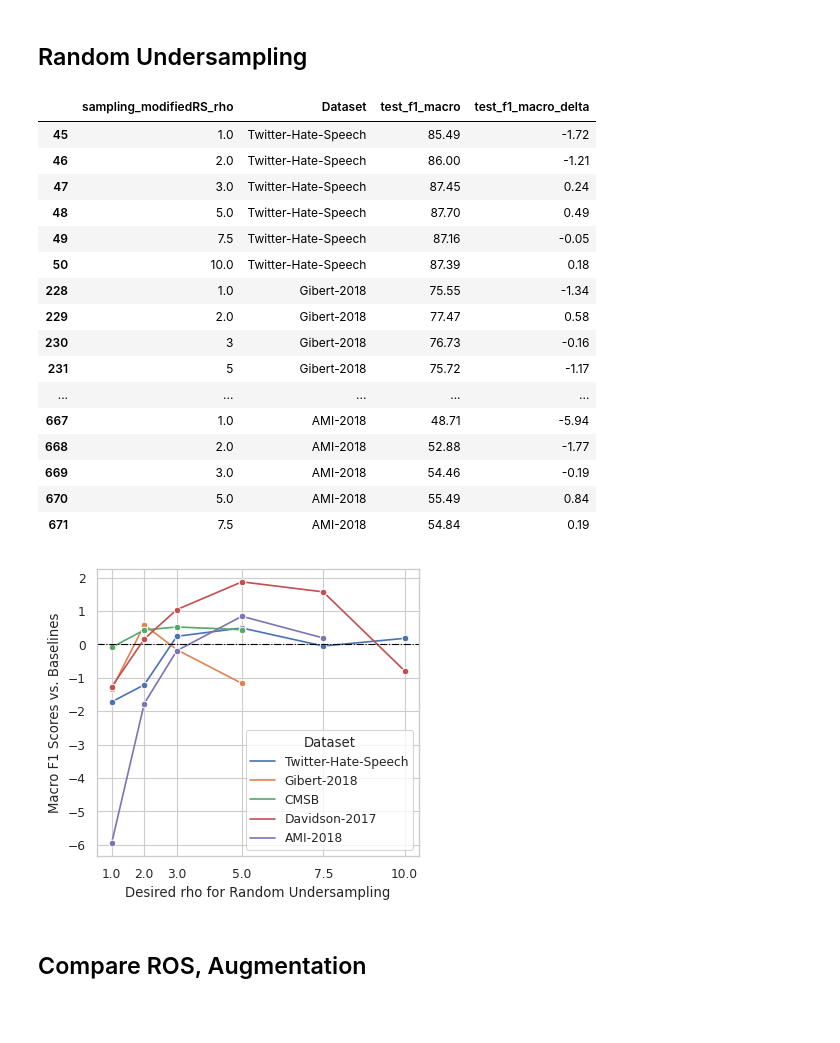
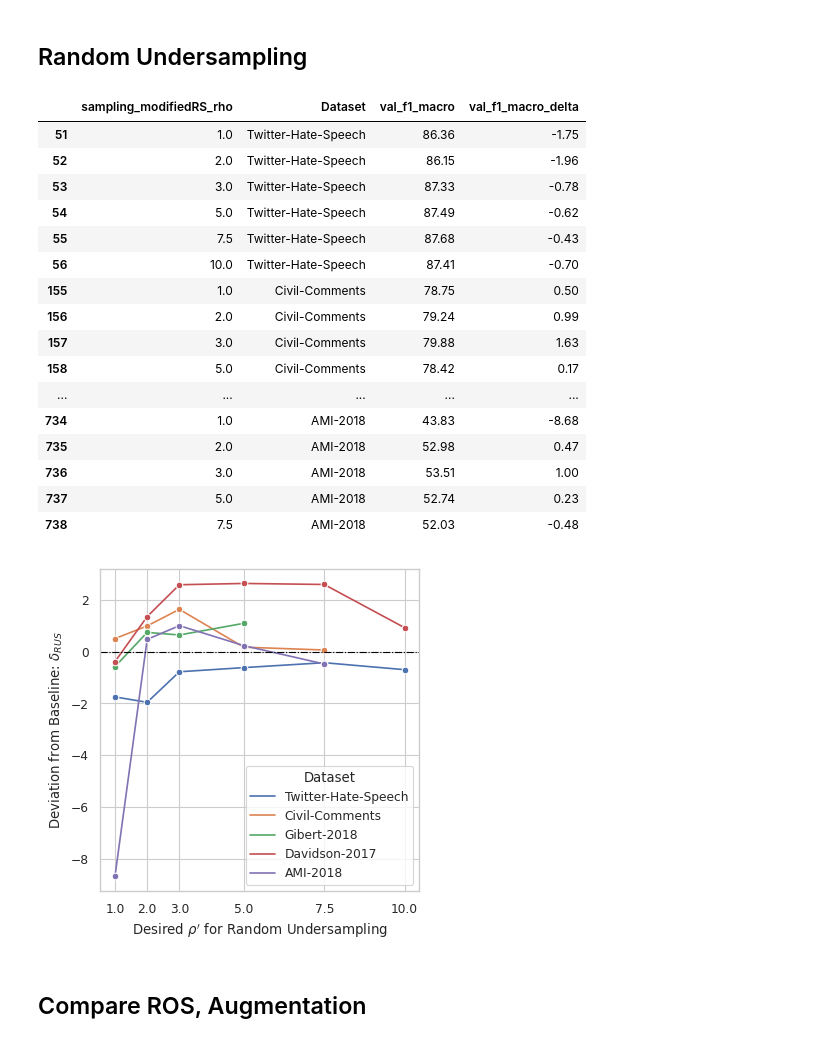
Before and after one commit to zhangyaqi20/imbalanced_text_classification, a Jupyter notebook: extract_mlflow_results.ipynb, the cells around one changed output. Drawn from its saved outputs; the diff is of its cells as text; code cells hidden in the pictures; blank space fills up the shorter version.

```diff
--- a/extract_mlflow_results.ipynb
+++ b/extract_mlflow_results.ipynb
@@ -3,17 +3,17 @@ import os
 import ast
 import pandas as pd
 import seaborn as sns
+import matplotlib.pyplot as plt
 sns.set_theme()
 sns.set_context("paper")
 sns.set_style("whitegrid")
 
-# 'gao-2018-fhc',
+#
 bin_data_names = ['twitter-hate-speech-tsa', 'civil-comments', 'gibert-2018-shs', 'us-election-2020', 'cmsb-tsd']
 multi_class_data_names = ['founta-2018-thas', 'davidson-thon', 'ami']
 eval_data_names = bin_data_names + multi_class_data_names
 
-compare_rho_data_names = ['gao-2018-fhc', 'gao-2018-fhc_rho=5.0', 'gao-2018-fhc_rho=10.0', 'gao-2018-fhc_rho=15.0', 'gao-2018-fhc_rho=20.0',
-                            'waseem-and-hovy-2016', 'waseem-and-hovy-2016_rho=5.0', 'waseem-and-hovy-2016_rho=10.0', 'waseem-and-hovy-2016_rho=15.0', 'waseem-and-hovy-2016_rho=20.0']
+eval_data_names = ['civil-comments', 'civil-comments-5k-7p5', 'civil-comments-20k', 'civil-comments-40k']
 
 data_cols = ["data_name", "num_classes", "data_type", "size", "rho", "distribution"]
 variant_cols = ['variant', 'sampling_modifiedRS_rho', 'sampling_weightedRS_percentage', 'augmentation_rho', 'augmentation_percentage', 'augmentation_top_k', 'wce_alpha', 'fl_gamma', "augmentation_bert_top_k"]
@@ -392,0 +409,18 @@ ax.figure.savefig('ROS_overfitting.svg', dpi=600, bbox_inches="tight")
+# %%
+rho_name = "sampling_modifiedRS_rho"
+data_clear_ros = ["us-election-2020", "cmsb-tsd", "founta-2018-thas"]
+which_data_to_check = ((df_all_mean_results["variant"].isin(["baseline", "sampling_modifiedRS_oversampling"]))
+                        & ~(df_all_mean_results["data_name"].isin(data_clear_ros))
+                        )
+df_ros = df_all_mean_results[which_data_to_check][["data_name", rho_name, "val_f1_macro"]]
+def compute_deviation_to_baseline(row, split):
+    baseline_condition = (df_ros["data_name"] == row["data_name"]) & (df_ros[rho_name] == "-")
+    baseline_value = df_ros.loc[baseline_condition, f"{split}_f1_macro"].values[0]
+    return row[f"{split}_f1_macro"] - baseline_value
+df_ros["val_f1_macro_delta"] = df_ros.apply(lambda row: compute_deviation_to_baseline(row, "val"), axis=1)
+df_ros = df_ros[df_ros[rho_name] != "-"]
+df_ros = df_ros[[rho_name, "data_name", "val_f1_macro_delta"]]
+df_ros = df_ros.rename({"data_name":"Dataset"}, axis=1)
+df_ros["Dataset"] = df_ros['Dataset'].map(data_name_orig2display)
+rhos_unique = df_ros.sampling_modifiedRS_rho.unique().tolist()
+df_ros
@@ -393,57 +463,58 @@ ax.figure.savefig('ROS_overfitting.svg', dpi=600, bbox_inches="tight")
 # %% [markdown]
 ## Random Undersampling
 # %%
-data_noclear_lossinfo_imbalance = ["civil-comments", "us-election-2020", "founta-2018-thas"]
+data_noclear_lossinfo_imbalance = ["us-election-2020", "cmsb-tsd", "founta-2018-thas"]
 which_data_to_check = ((df_all_mean_results["variant"].isin(["baseline", "sampling_modifiedRS_undersampling"]))
-                        & (~df_all_mean_results["data_name"].isin(data_noclear_lossinfo_imbalance)))
-df_rus = df_all_mean_results[which_data_to_check][["data_name", "sampling_modifiedRS_rho", "test_f1_macro"]]
+                        & (~df_all_mean_results["data_name"].isin(data_noclear_lossinfo_imbalance))
+                        )
+df_rus = df_all_mean_results[which_data_to_check][["data_name", "sampling_modifiedRS_rho", "val_f1_macro"]]
 def compute_deviation_to_baseline(row, split):
     baseline_condition = (df_rus["data_name"] == row["data_name"]) & (df_rus["sampling_modifiedRS_rho"] == "-")
     baseline_value = df_rus.loc[baseline_condition, f"{split}_f1_macro"].values[0]
     return row[f"{split}_f1_macro"] - baseline_value
-df_rus["test_f1_macro_delta"] = df_rus.apply(lambda row: compute_deviation_to_baseline(row, "test"), axis=1)
+df_rus["val_f1_macro_delta"] = df_rus.apply(lambda row: compute_deviation_to_baseline(row, "val"), axis=1)
 df_rus = df_rus[df_rus["sampling_modifiedRS_rho"] != "-"]
-df_rus = df_rus[["sampling_modifiedRS_rho", "data_name", "test_f1_macro", "test_f1_macro_delta"]]
+df_rus = df_rus[["sampling_modifiedRS_rho", "data_name", "val_f1_macro", "val_f1_macro_delta"]]
 df_rus = df_rus.rename({"data_name":"Dataset"}, axis=1)
 df_rus["Dataset"] = df_rus['Dataset'].map(data_name_orig2display)
 rhos_unique = df_rus.sampling_modifiedRS_rho.unique().tolist()
 df_rus
 # %% [output]
-|  | sampling_modifiedRS_rho | Dataset | test_f1_macro | test_f1_macro_delta |
-| 45 | 1.0 | Twitter-Hate-Speech | 85.49 | -1.72 |
-| 46 | 2.0 | Twitter-Hate-Speech | 86.00 | -1.21 |
-| 47 | 3.0 | Twitter-Hate-Speech | 87.45 | 0.24 |
-| 48 | 5.0 | Twitter-Hate-Speech | 87.70 | 0.49 |
-| 49 | 7.5 | Twitter-Hate-Speech | 87.16 | -0.05 |
-| 50 | 10.0 | Twitter-Hate-Speech | 87.39 | 0.18 |
-| 228 | 1.0 | Gibert-2018 | 75.55 | -1.34 |
-| 229 | 2.0 | Gibert-2018 | 77.47 | 0.58 |
-| 230 | 3 | Gibert-2018 | 76.73 | -0.16 |
-| 231 | 5 | Gibert-2018 | 75.72 | -1.17 |
+|  | sampling_modifiedRS_rho | Dataset | val_f1_macro | val_f1_macro_delta |
+| 51 | 1.0 | Twitter-Hate-Speech | 86.36 | -1.75 |
+| 52 | 2.0 | Twitter-Hate-Speech | 86.15 | -1.96 |
+| 53 | 3.0 | Twitter-Hate-Speech | 87.33 | -0.78 |
+| 54 | 5.0 | Twitter-Hate-Speech | 87.49 | -0.62 |
+| 55 | 7.5 | Twitter-Hate-Speech | 87.68 | -0.43 |
+| 56 | 10.0 | Twitter-Hate-Speech | 87.41 | -0.70 |
+| 155 | 1.0 | Civil-Comments | 78.75 | 0.50 |
+| 156 | 2.0 | Civil-Comments | 79.24 | 0.99 |
+| 157 | 3.0 | Civil-Comments | 79.88 | 1.63 |
+| 158 | 5.0 | Civil-Comments | 78.42 | 0.17 |
 | ... | ... | ... | ... | ... |
-| 667 | 1.0 | AMI-2018 | 48.71 | -5.94 |
-| 668 | 2.0 | AMI-2018 | 52.88 | -1.77 |
-| 669 | 3.0 | AMI-2018 | 54.46 | -0.19 |
-| 670 | 5.0 | AMI-2018 | 55.49 | 0.84 |
-| 671 | 7.5 | AMI-2018 | 54.84 | 0.19 |
+| 734 | 1.0 | AMI-2018 | 43.83 | -8.68 |
+| 735 | 2.0 | AMI-2018 | 52.98 | 0.47 |
+| 736 | 3.0 | AMI-2018 | 53.51 | 1.00 |
+| 737 | 5.0 | AMI-2018 | 52.74 | 0.23 |
+| 738 | 7.5 | AMI-2018 | 52.03 | -0.48 |
 # %%
 import seaborn as sns
 import matplotlib.pyplot as plt
-fig, ax = plt.subplots(figsize=(4,3.6))
-sns.lineplot(x="sampling_modifiedRS_rho", y="test_f1_macro_delta", data=df_rus,
+fig, ax = plt.subplots(figsize=(4.0,4.0))
+sns.lineplot(x="sampling_modifiedRS_rho", y="val_f1_macro_delta", data=df_rus,
                 hue="Dataset", marker="o", ax=ax)#
 rho_ticks = rhos_unique
 ax.set_xticks(rho_ticks, labels=rho_ticks)
-ax.set_xlabel("Desired rho for Random Undersampling")
+ax.set_xlabel(r"Desired $\rho^{\prime}$ for Random Undersampling")
 # delta_ticks = [y for y in list(range(-2, 8, 2))]
 # ax.set_yticks(delta_ticks)
-ax.set_ylabel("Macro F1 Scores vs. Baselines")
+ax.set_ylabel(r"Deviation from Baseline: $\delta_{RUS}$")
 # '-', '--', '-.', ':', 'None', ' ', '', 'solid', 'dashed', 'dashdot', 'dotted'
 ax.axhline(y=0, linewidth=0.8, color="black", ls="-.")
 ax.figure.tight_layout()
-ax.figure.savefig('RUS.svg', dpi=600, bbox_inches="tight")
+ax.figure.savefig('results/RUS_trend.svg', dpi=600, bbox_inches="tight")
 # %% [output]
-[figure, old version]
+[figure, new version]
 # %% [markdown]
 ## Compare ROS, Augmentation
 # %%
```
Also changed, not shown: parts of 27 cells of this notebook, 15 other files.
